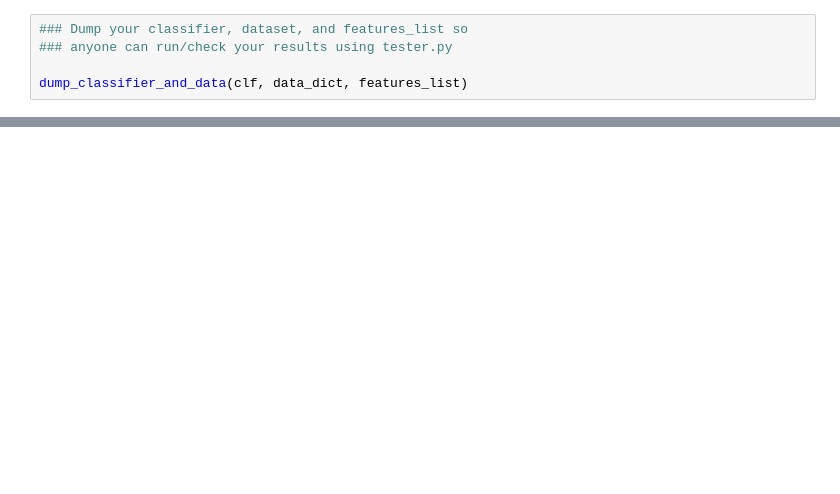
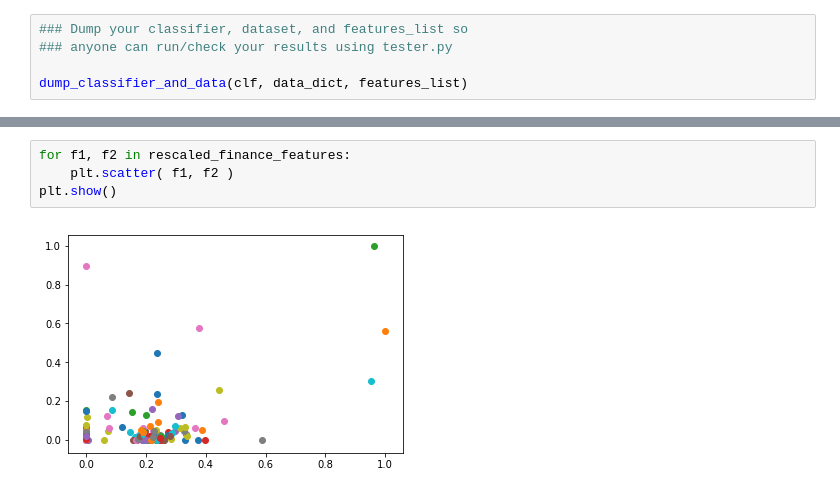
Before and after one commit to km4657/mlsetup, a Jupyter notebook: Hackathon Setup.ipynb, the cells around one changed output, grey strips where cells are left out. Saved outputs shown, nothing was run; the diff lists cells and outputs as text; blank space fills up the shorter version.

```diff
--- a/Hackathon Setup.ipynb
+++ b/Hackathon Setup.ipynb
@@ -310,0 +367,6 @@ dump_classifier_and_data(clf, data_dict, features_list)
+# %%
+for f1, f2 in rescaled_finance_features:
+    plt.scatter( f1, f2 )
+plt.show()
+# %% [output]
+[figure, added]
```
Also changed, not shown: parts of 10 cells of this notebook.
